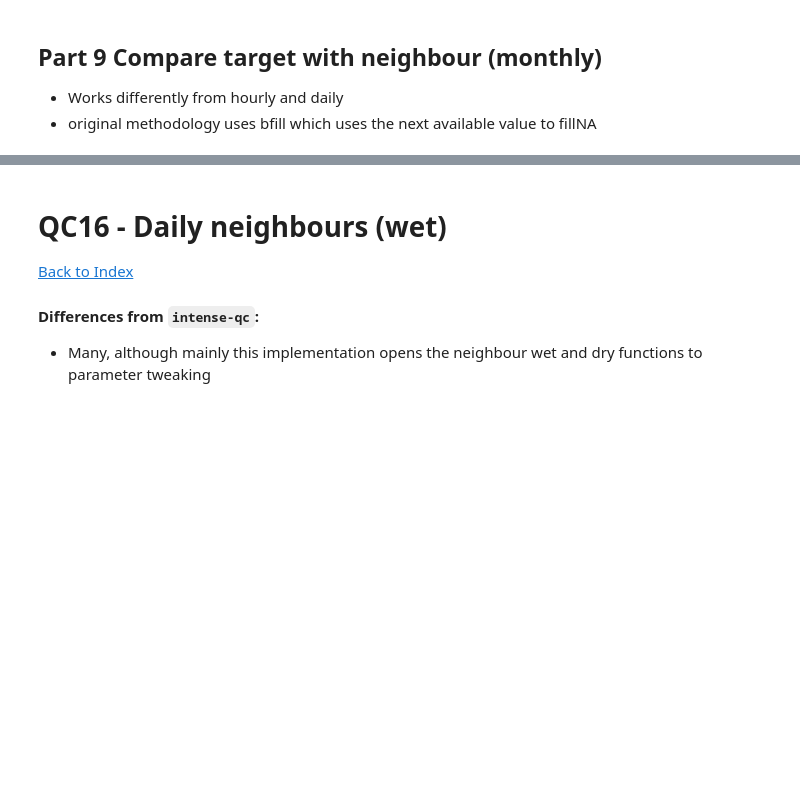
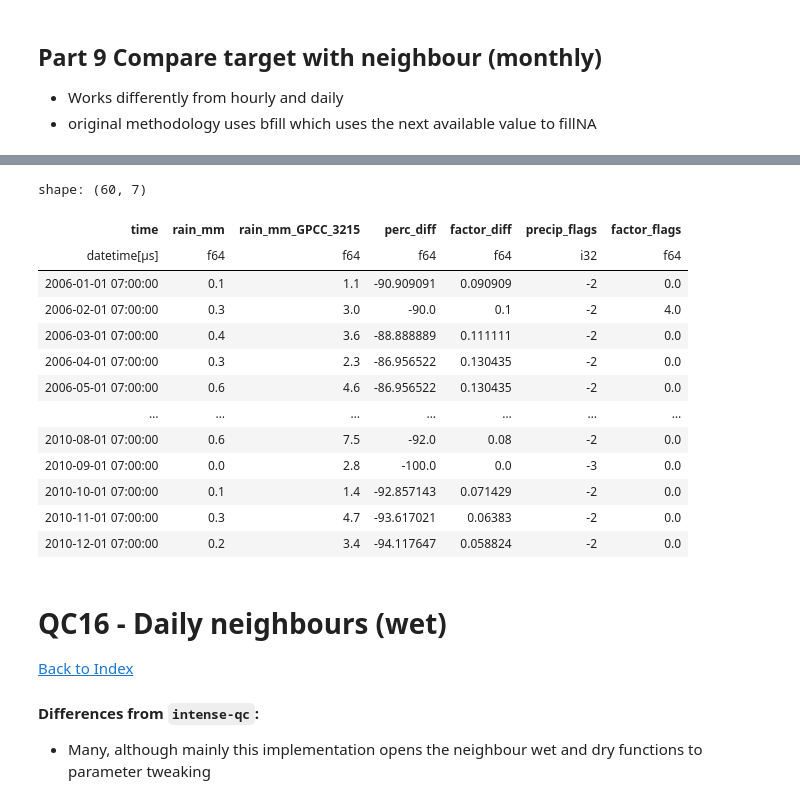
Before and after one commit to Thomasjkeel/RainfallQC-notebooks, a Jupyter notebook: notebooks/neighbour_checks.ipynb, the cells around one changed output, grey strips where cells are left out. Saved outputs shown, nothing was run; the diff lists cells and outputs as text; code cells hidden in the pictures; blank space fills up the shorter version.

Commit message:
finish monthly neighbours

```diff
--- a/notebooks/neighbour_checks.ipynb
+++ b/notebooks/neighbour_checks.ipynb
@@ -916,4 +919,22 @@ joined_gauges_gpcc_monthly_perc_diff = joined_gauges_gpcc_monthly.with_columns(
     factor_diff=pl.col(rain_col) / pl.col(gpcc_col_name)
 )
 # %%
-joined_gauges_gpcc_monthly_perc_diff
+joined_gauges_gpcc_monthly_flags = joined_gauges_gpcc_monthly_perc_diff.with_columns(
+    pl.when(pl.col("perc_diff") <= -100.0).then(-3)
+    .when((pl.col("perc_diff") <= -50.0) & (pl.col("perc_diff") > -100.0)).then(-2)
+    .when((pl.col("perc_diff") <= -25.0) & (pl.col("perc_diff") > -50.0)).then(-1)
+    .when((pl.col("perc_diff") < 25.0) & (pl.col("perc_diff") > -25.0)).then(0)
+    .when((pl.col("perc_diff") >= 25.0) & (pl.col("perc_diff") < 50.0)).then(1)
+    .when((pl.col("perc_diff") >= 50.0) & (pl.col("perc_diff") < 100.0)).then(2)
+    .when(pl.col("perc_diff") >= 100.0).then(3)
+    .otherwise(None)
+    .alias("precip_flags"),
+    pl.when((pl.col("factor_diff") < 11) & (pl.col("factor_diff") > 9)).then(1)
+    .when((pl.col("factor_diff") < 26) & (pl.col("factor_diff") > 24)).then(2)
+    .when((pl.col("factor_diff") < 3) & (pl.col("factor_diff") > 2)).then(3)
+    .when((pl.col("factor_diff") > 1/11) & (pl.col("factor_diff") < 1/9)).then(4)
+    .when((pl.col("factor_diff") > 1/26) & (pl.col("factor_diff") < 1/24)).then(5)
+    .when((pl.col("factor_diff") > 1/3) & (pl.col("factor_diff") < 1/2)).then(6)
+    .otherwise(0)
+    .alias("factor_flags")
+)
@@ -1056,3 +958,24 @@ shape: (60, 5)
+# %%
+## Set up NaN
+joined_gauges_gpcc_monthly_flags = joined_gauges_gpcc_monthly_flags.with_columns(
+    pl.when(pl.col(rain_col).is_nan()).then(np.nan).otherwise(pl.col("factor_flags")).alias("factor_flags"),
+    pl.when(pl.col(rain_col).is_nan()).then(np.nan).otherwise(pl.col("precip_flags")).alias("precip_flags")
+)
+# %% [output]
+shape: (60, 7)
+| time | rain_mm | rain_mm_GPCC_3215 | perc_diff | factor_diff | precip_flags | factor_flags |
+| datetime[μs] | f64 | f64 | f64 | f64 | i32 | f64 |
+| 2006-01-01 07:00:00 | 0.1 | 1.1 | -90.909091 | 0.090909 | -2 | 0.0 |
+| 2006-02-01 07:00:00 | 0.3 | 3.0 | -90.0 | 0.1 | -2 | 4.0 |
+| 2006-03-01 07:00:00 | 0.4 | 3.6 | -88.888889 | 0.111111 | -2 | 0.0 |
+| 2006-04-01 07:00:00 | 0.3 | 2.3 | -86.956522 | 0.130435 | -2 | 0.0 |
+| 2006-05-01 07:00:00 | 0.6 | 4.6 | -86.956522 | 0.130435 | -2 | 0.0 |
+| … | … | … | … | … | … | … |
+| 2010-08-01 07:00:00 | 0.6 | 7.5 | -92.0 | 0.08 | -2 | 0.0 |
+| 2010-09-01 07:00:00 | 0.0 | 2.8 | -100.0 | 0.0 | -3 | 0.0 |
+| 2010-10-01 07:00:00 | 0.1 | 1.4 | -92.857143 | 0.071429 | -2 | 0.0 |
+| 2010-11-01 07:00:00 | 0.3 | 4.7 | -93.617021 | 0.06383 | -2 | 0.0 |
+| 2010-12-01 07:00:00 | 0.2 | 3.4 | -94.117647 | 0.058824 | -2 | 0.0 |
 # %% [markdown]
 # QC16 - Daily neighbours (wet)
 [Back to Index](#Table-of-contents)
```
Also changed, not shown: parts of 22 cells of this notebook.
